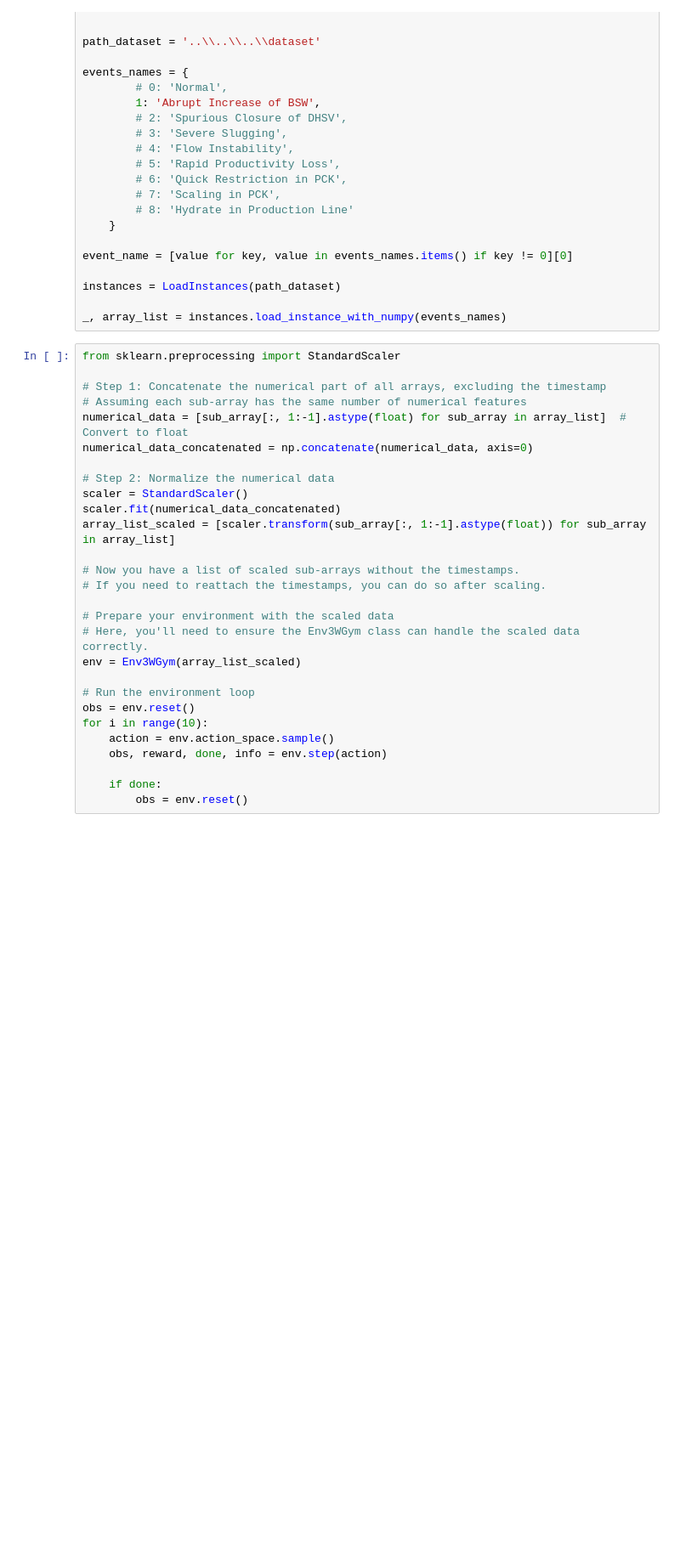
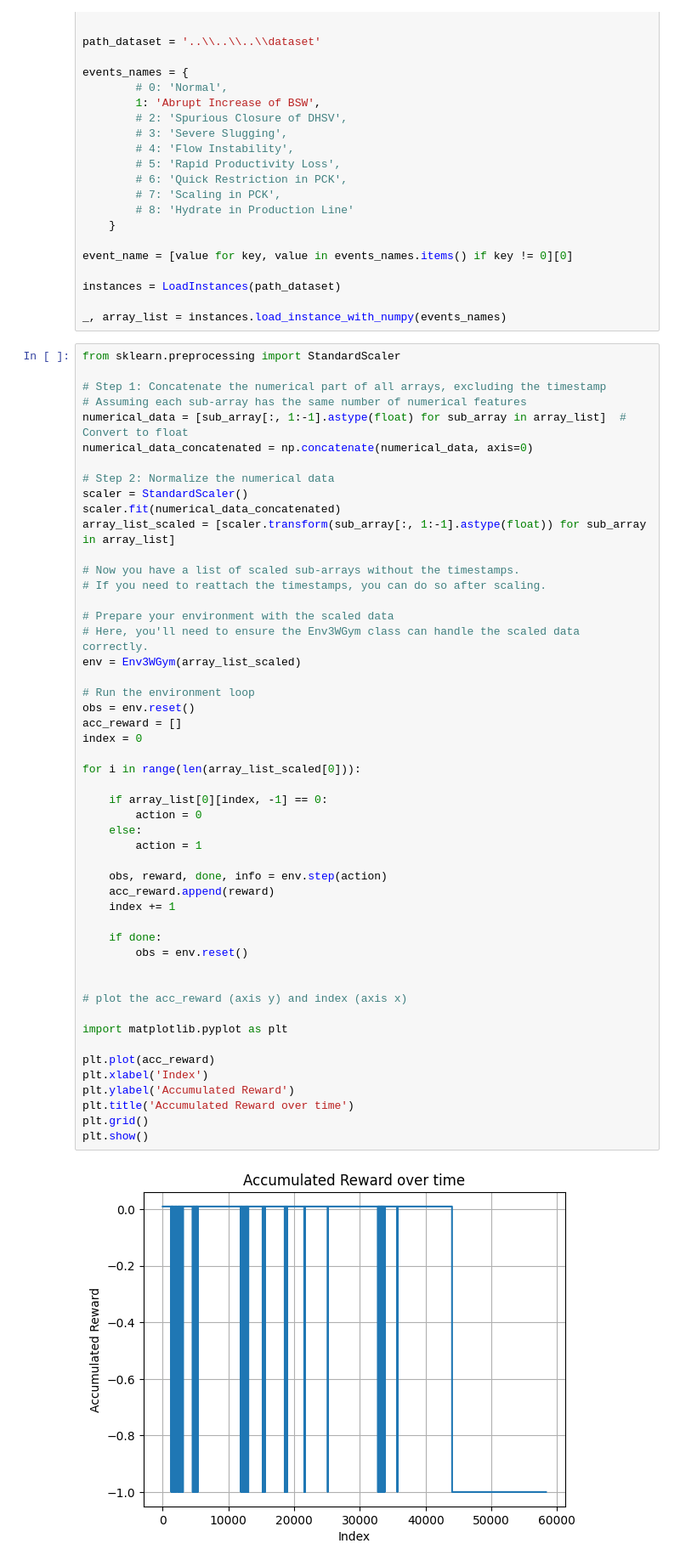
Before and after one commit to kaikecc/Reinforcement-Learning, a Jupyter notebook: src/notebook/rl_classification.ipynb, the cells around one changed output. Shown at 85% size. Drawn from its saved outputs; the diff is of its cells as text; blank space fills up the shorter version.

```diff
--- a/src/notebook/rl_classification.ipynb
+++ b/src/notebook/rl_classification.ipynb
@@ -169,28 +169,52 @@ _, array_list = instances.load_instance_with_numpy(events_names)
 # %%
 from sklearn.preprocessing import StandardScaler
 
 # Step 1: Concatenate the numerical part of all arrays, excluding the timestamp
 # Assuming each sub-array has the same number of numerical features
 numerical_data = [sub_array[:, 1:-1].astype(float) for sub_array in array_list]  # Convert to float
 numerical_data_concatenated = np.concatenate(numerical_data, axis=0)
 
 # Step 2: Normalize the numerical data
 scaler = StandardScaler()
 scaler.fit(numerical_data_concatenated)
 array_list_scaled = [scaler.transform(sub_array[:, 1:-1].astype(float)) for sub_array in array_list]
 
 # Now you have a list of scaled sub-arrays without the timestamps.
 # If you need to reattach the timestamps, you can do so after scaling.
 
 # Prepare your environment with the scaled data
 # Here, you'll need to ensure the Env3WGym class can handle the scaled data correctly.
 env = Env3WGym(array_list_scaled)
 
 # Run the environment loop
 obs = env.reset()
-for i in range(10):
-    action = env.action_space.sample()
+acc_reward = []
+index = 0
+
+for i in range(len(array_list_scaled[0])):
+
+    if array_list[0][index, -1] == 0:
+        action = 0
+    else:
+        action = 1
+
     obs, reward, done, info = env.step(action)
+    acc_reward.append(reward)
+    index += 1
 
     if done:
         obs = env.reset()
+
+
+# plot the acc_reward (axis y) and index (axis x)
+
+import matplotlib.pyplot as plt
+
+plt.plot(acc_reward)
+plt.xlabel('Index')
+plt.ylabel('Accumulated Reward')
+plt.title('Accumulated Reward over time')
+plt.grid()
+plt.show()
+# %% [output]
+[figure, added]
```
Also changed, not shown: 1 other file.
